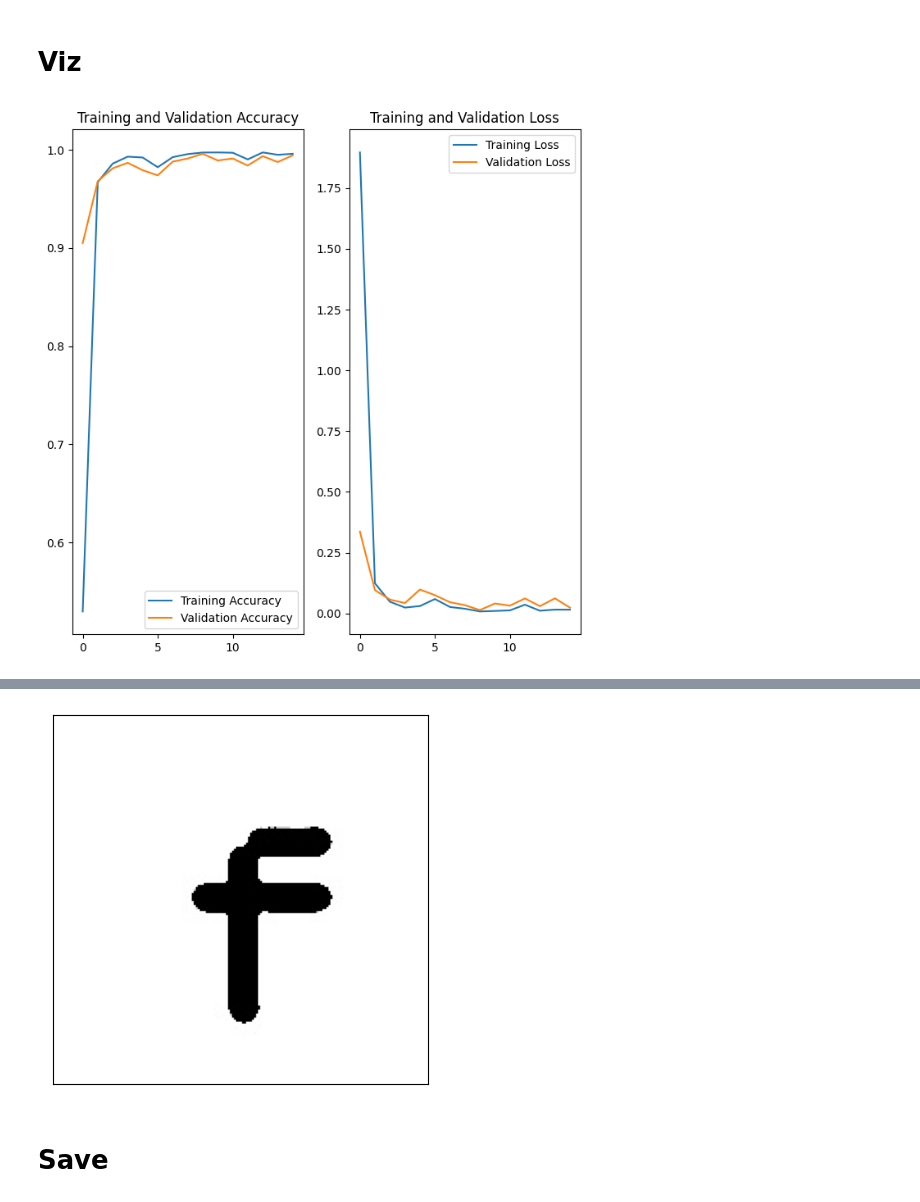
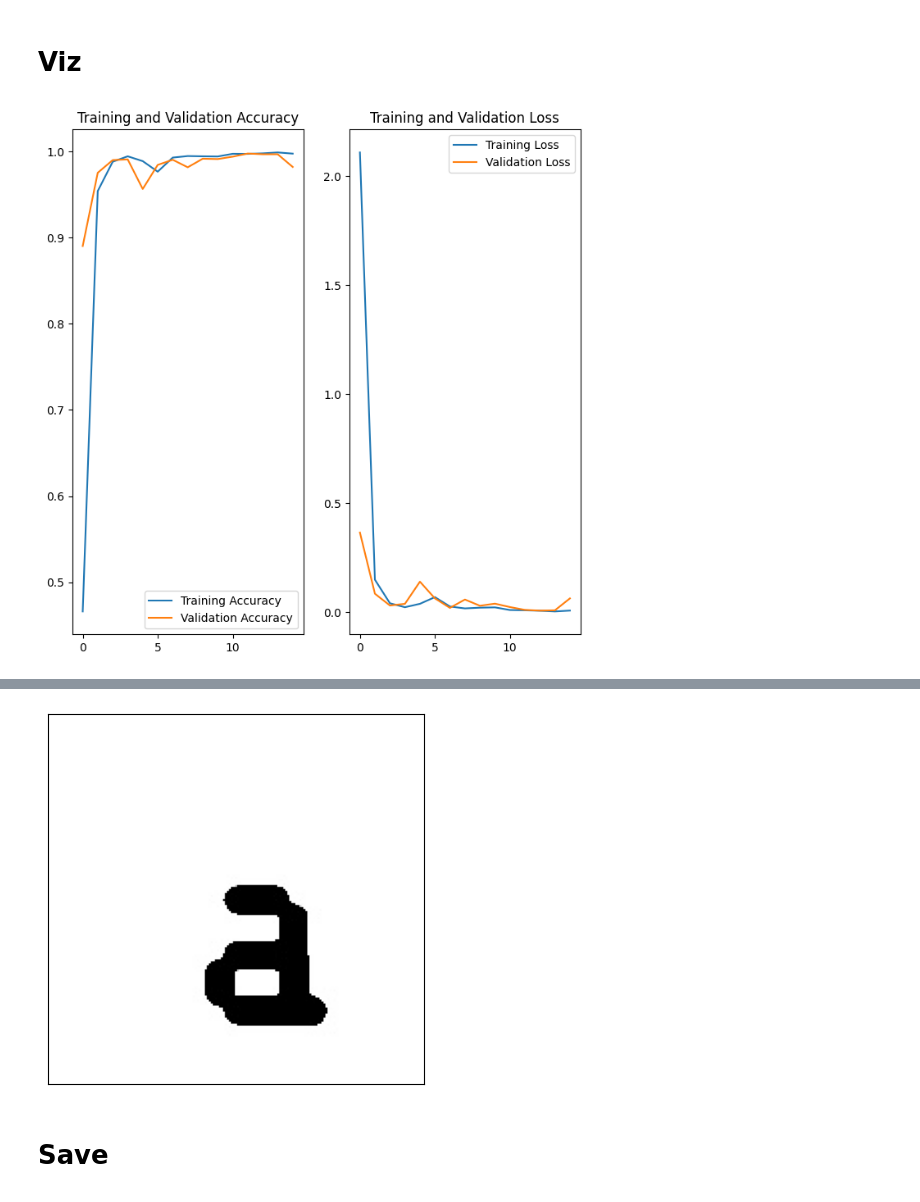
Before and after one commit to jerrymannel/ml_findsanta, a Jupyter notebook: 04-personalTrainer.ipynb, the cells around one changed output, grey strips where cells are left out. Drawn from its saved outputs; the diff is of its cells as text; code cells hidden in the pictures.

```diff
--- a/04-personalTrainer.ipynb
+++ b/04-personalTrainer.ipynb
@@ -28,6 +25,6 @@ To enable them in other operations, rebuild TensorFlow with the appropriate comp
 # %%
 
-dataDir = pathlib.Path("dataPostProcessed")
+dataDir = pathlib.Path("dataProcessed")
 imageCount = len(list(dataDir.glob('*/*.jpg')))
 print(imageCount)
 
@@ -179,9 +176,9 @@ plt.legend(loc='upper right')
 plt.title('Training and Validation Loss')
 plt.show()
 # %% [output]
-[figure, old version]
+[figure, new version]
 # %%
-samplePath = pathlib.Path("dataTestProcessed/3_1_1.jpg")
+samplePath = pathlib.Path("dataTestProcessed/TEST-02_0_1.jpg")
 
 img = tf.keras.utils.load_img( samplePath, target_size=(img_height, img_width) )
 img_array = tf.keras.utils.img_to_array(img)
@@ -197,4 +194,4 @@ Score: 0.999996542930603 | Position: 31 | Letter: f
-[figure, old version]
+[figure, new version]
 # %% [markdown]
 # Save
 # %%
```
Also changed, not shown: parts of 6 cells of this notebook.
